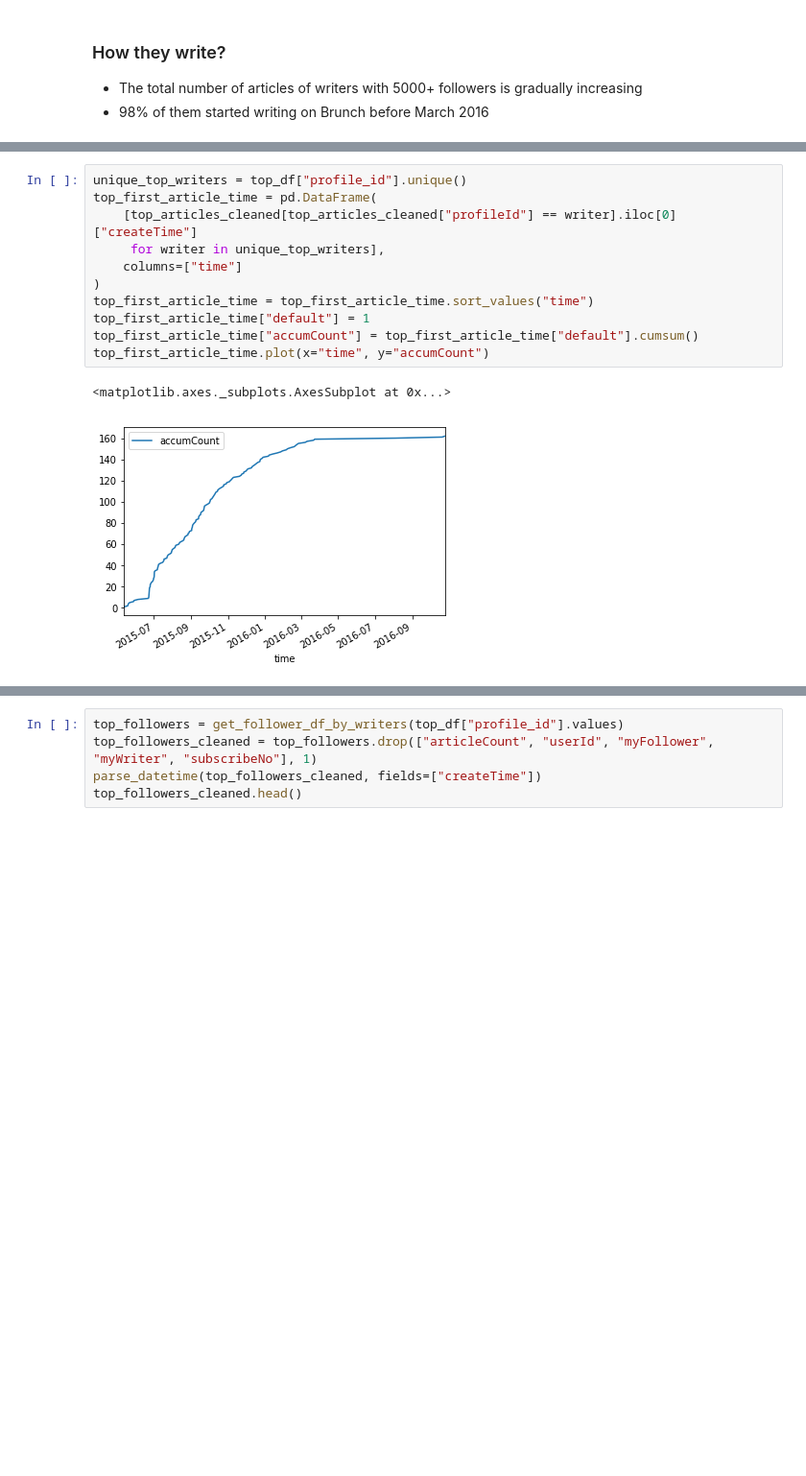
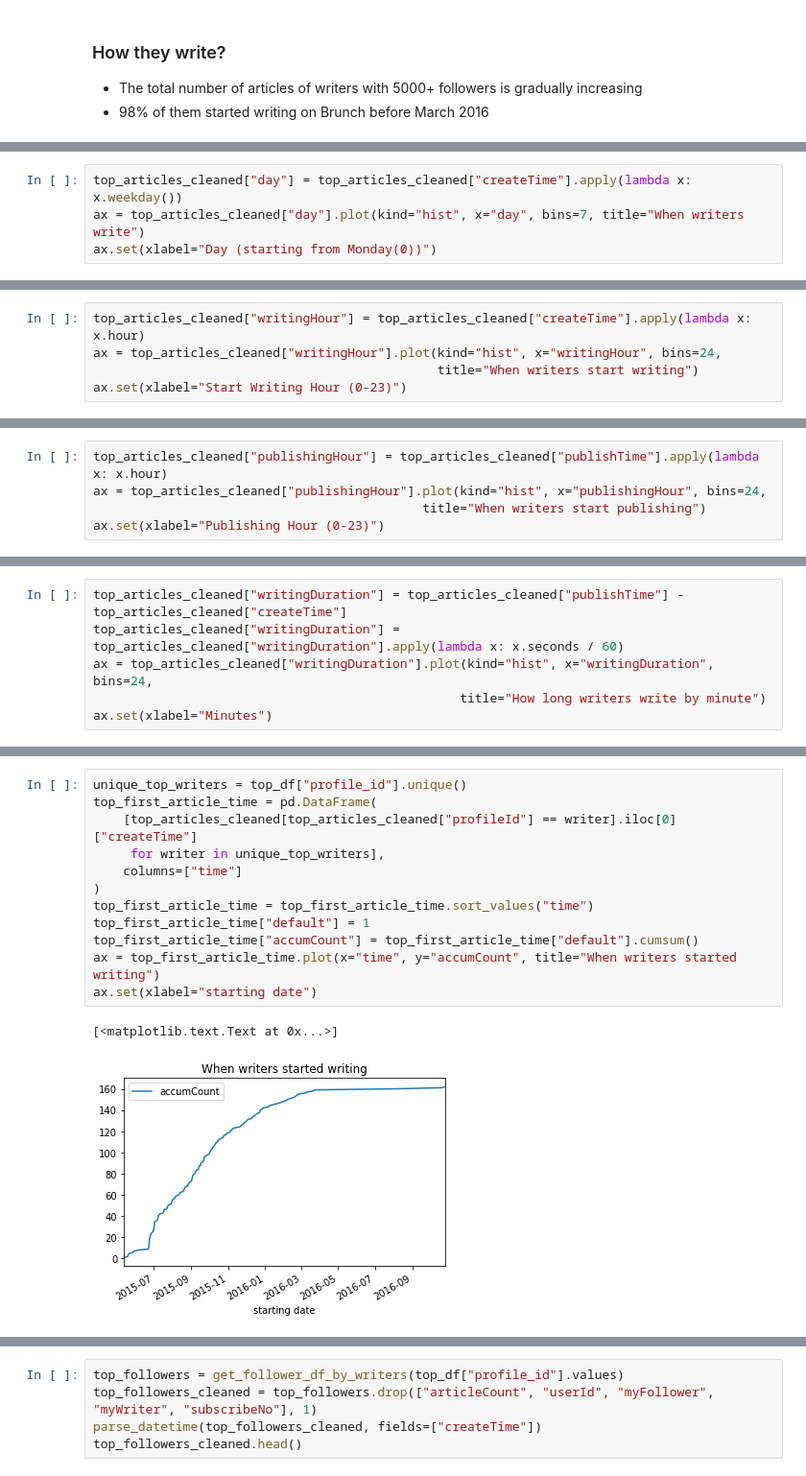
Before and after one commit to marcosdeseul/data-analysis, a Jupyter notebook: brunch-data-analysis/Brunch Data Analysis.ipynb, the cells around one changed output, grey strips where cells are left out. Shown at 96% size. Saved outputs shown, nothing was run; the diff lists cells and outputs as text; blank space fills up the shorter version.

```diff
--- a/brunch-data-analysis/Brunch Data Analysis.ipynb
+++ b/brunch-data-analysis/Brunch Data Analysis.ipynb
@@ -162,0 +169,4 @@ top_articles_cleaned.plot(x="createTime", y="accumCount")
+# %%
+top_articles_cleaned["day"] = top_articles_cleaned["createTime"].apply(lambda x: x.weekday())
+ax = top_articles_cleaned["day"].plot(kind="hist", x="day", bins=7, title="When writers write")
+ax.set(xlabel="Day (starting from Monday(0))")
@@ -162,0 +176,5 @@ top_articles_cleaned.plot(x="createTime", y="accumCount")
+# %%
+top_articles_cleaned["writingHour"] = top_articles_cleaned["createTime"].apply(lambda x: x.hour)
+ax = top_articles_cleaned["writingHour"].plot(kind="hist", x="writingHour", bins=24,
+                                              title="When writers start writing")
+ax.set(xlabel="Start Writing Hour (0-23)")
@@ -162,0 +184,5 @@ top_articles_cleaned.plot(x="createTime", y="accumCount")
+# %%
+top_articles_cleaned["publishingHour"] = top_articles_cleaned["publishTime"].apply(lambda x: x.hour)
+ax = top_articles_cleaned["publishingHour"].plot(kind="hist", x="publishingHour", bins=24,
+                                            title="When writers start publishing")
+ax.set(xlabel="Publishing Hour (0-23)")
@@ -162,0 +192,6 @@ top_articles_cleaned.plot(x="createTime", y="accumCount")
+# %%
+top_articles_cleaned["writingDuration"] = top_articles_cleaned["publishTime"] - top_articles_cleaned["createTime"]
+top_articles_cleaned["writingDuration"] = top_articles_cleaned["writingDuration"].apply(lambda x: x.seconds / 60)
+ax = top_articles_cleaned["writingDuration"].plot(kind="hist", x="writingDuration", bins=24,
+                                                 title="How long writers write by minute")
+ax.set(xlabel="Minutes")
@@ -163,17 +221,18 @@ top_articles_cleaned.plot(x="createTime", y="accumCount")
 # %%
 unique_top_writers = top_df["profile_id"].unique()
 top_first_article_time = pd.DataFrame(
     [top_articles_cleaned[top_articles_cleaned["profileId"] == writer].iloc[0]["createTime"]
      for writer in unique_top_writers],
     columns=["time"]
 )
 top_first_article_time = top_first_article_time.sort_values("time")
 top_first_article_time["default"] = 1
 top_first_article_time["accumCount"] = top_first_article_time["default"].cumsum()
-top_first_article_time.plot(x="time", y="accumCount")
+ax = top_first_article_time.plot(x="time", y="accumCount", title="When writers started writing")
+ax.set(xlabel="starting date")
 # %% [output]
-<matplotlib.axes._subplots.AxesSubplot at 0x...>
+[<matplotlib.text.Text at 0x...>]
-[figure, old version]
+[figure, new version]
 # %%
 def find_writer_count_of_lastest_time(time:pd.datetime) -> int:
     result_values = top_first_article_time[top_first_article_time["time"] < time]["accumCount"].values
```
Also changed, not shown: parts of 22 cells of this notebook.
